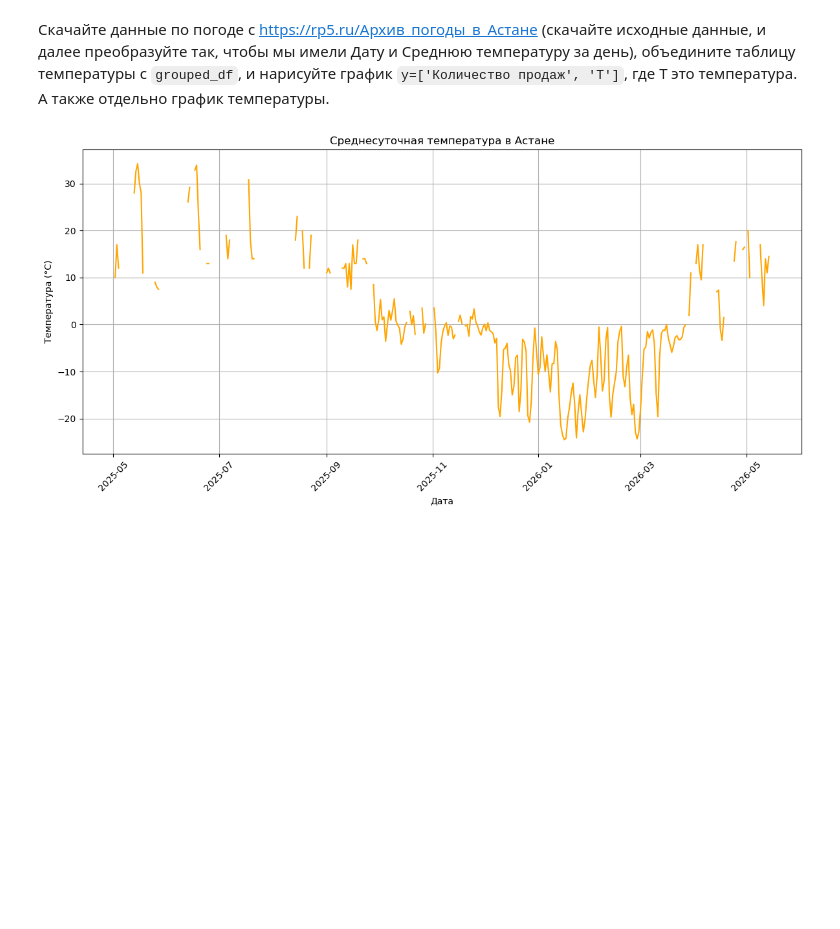
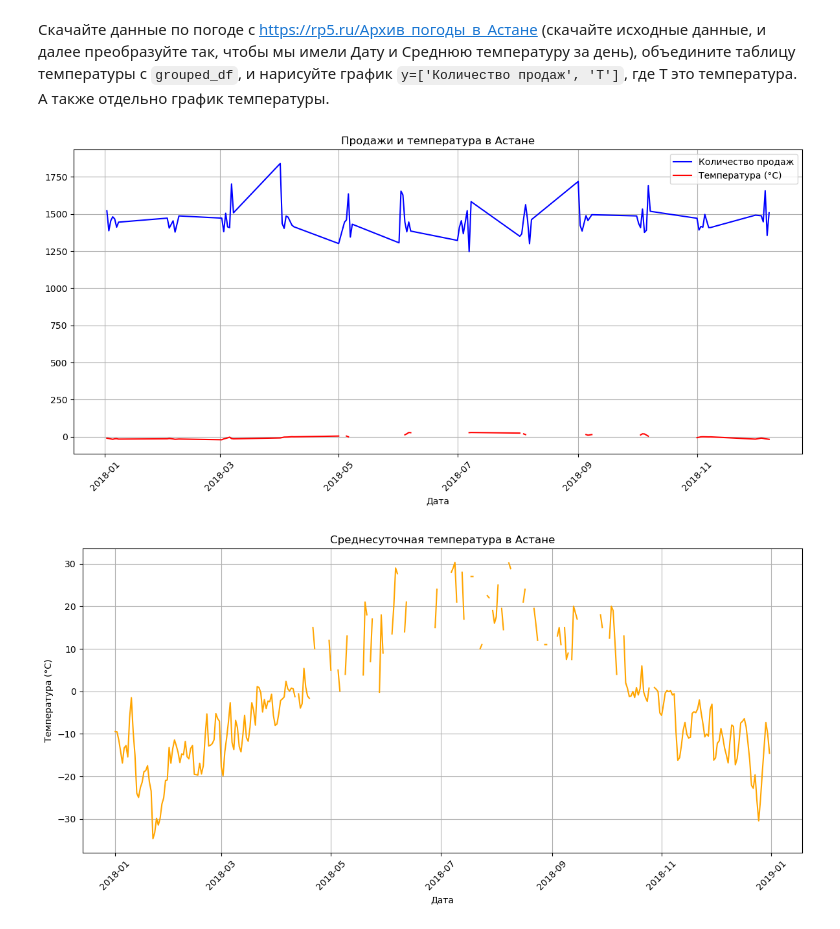
Before and after one commit to Ardak11/Python_block, a Jupyter notebook: Блок 3.ipynb, the cells around one changed output. Cells and saved outputs as stored; diff of their text form; code cells hidden in the pictures; blank space fills up the shorter version.

```diff
--- a/Блок 3.ipynb
+++ b/Блок 3.ipynb
@@ -160,33 +157,53 @@ print(top_products)
 92      5    product_1         458
 # %% [markdown]
 Скачайте данные по погоде с https://rp5.ru/Архив_погоды_в_Астане (скачайте исходные данные, и далее преобразуйте так, чтобы мы имели Дату и Среднюю температуру за день), объедините таблицу температуры с `grouped_df`, и нарисуйте график `y=['Количество продаж', 'T']`, где Т это температура. А также отдельно график температуры.
-# %%
-import pandas as pd
-import matplotlib.pyplot as plt
-
-weather = pd.read_csv(
-    "35188.01.05.2025.14.05.2026.1.0.0.ru.ansi.00000000.csv",
-    sep=";", encoding="ansi", low_memory=False
-)
-
-weather.columns = weather.columns.str.strip()
-
-weather['Дата'] = pd.to_datetime(weather.iloc[:,0], dayfirst=True, errors='coerce')
-
-weather['T'] = pd.to_numeric(weather['T'], errors='coerce')
-
-daily_temp = weather.groupby(weather['Дата'].dt.date)['T'].mean().reset_index()
-daily_temp.rename(columns={'Дата':'Дата', 'T':'Температура'}, inplace=True)
-daily_temp['Дата'] = pd.to_datetime(daily_temp['Дата'])
-
-plt.figure(figsize=(12,6))
-plt.plot(daily_temp['Дата'], daily_temp['Температура'], color='orange')
-plt.title('Среднесуточная температура в Астане')
-plt.xlabel('Дата')
-plt.ylabel('Температура (°C)')
-plt.grid(True)
-plt.xticks(rotation=45)
-plt.tight_layout()
-plt.show()
-# %% [output]
-[figure, removed]
+# %%
+import pandas as pd
+import matplotlib.pyplot as plt
+df = pd.read_csv('data.csv')
+
+df['Дата'] = pd.to_datetime(df['Дата'], errors='coerce', dayfirst=True)
+grouped_df = df.groupby('Дата').size().reset_index(name='Количество_продаж')
+
+weather = pd.read_csv(
+    "weather_archive_2018.csv",
+    sep=";", encoding="ansi", low_memory=False
+)
+
+weather.columns = weather.columns.str.strip()
+weather['Дата'] = pd.to_datetime(weather.iloc[:,0], dayfirst=True, errors='coerce')
+weather['T'] = pd.to_numeric(weather['T'], errors='coerce')
+
+daily_temp = weather.groupby(weather['Дата'].dt.date)['T'].mean().reset_index()
+daily_temp.rename(columns={'Дата':'Дата', 'T':'Температура'}, inplace=True)
+daily_temp['Дата'] = pd.to_datetime(daily_temp['Дата'])
+
+# Объединение таблиц
+grouped_df['Дата'] = pd.to_datetime(grouped_df['Дата'])
+merged = pd.merge(grouped_df, daily_temp, on='Дата', how='inner')
+
+# Совместный график продаж и температуры
+plt.figure(figsize=(12,6))
+plt.plot(merged['Дата'], merged['Количество_продаж'], label='Количество продаж', color='blue')
+plt.plot(merged['Дата'], merged['Температура'], label='Температура (°C)', color='red')
+plt.title('Продажи и температура в Астане')
+plt.xlabel('Дата')
+plt.legend()
+plt.grid(True)
+plt.xticks(rotation=45)
+plt.tight_layout()
+plt.show()
+
+# Отдельный график температуры
+plt.figure(figsize=(12,6))
+plt.plot(daily_temp['Дата'], daily_temp['Температура'], color='orange')
+plt.title('Среднесуточная температура в Астане')
+plt.xlabel('Дата')
+plt.ylabel('Температура (°C)')
+plt.grid(True)
+plt.xticks(rotation=45)
+plt.tight_layout()
+plt.show()
+# %% [output]
+[figure, added]
+[figure, added]
```
Also changed, not shown: parts of 1 cell of this notebook, 2 other files.
